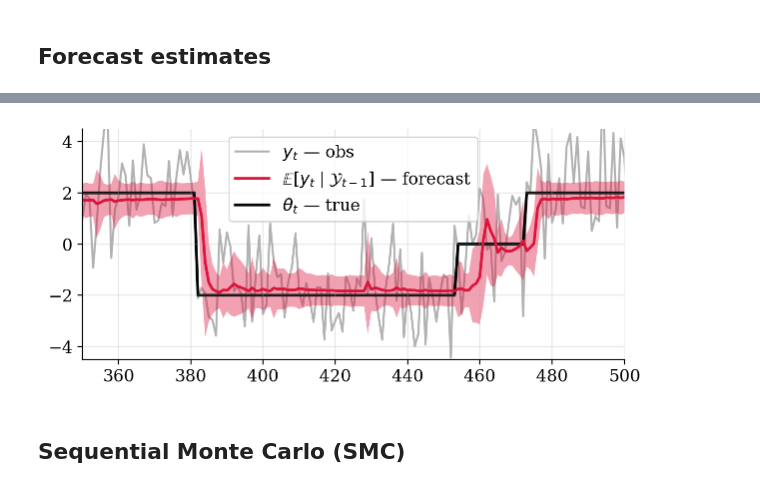
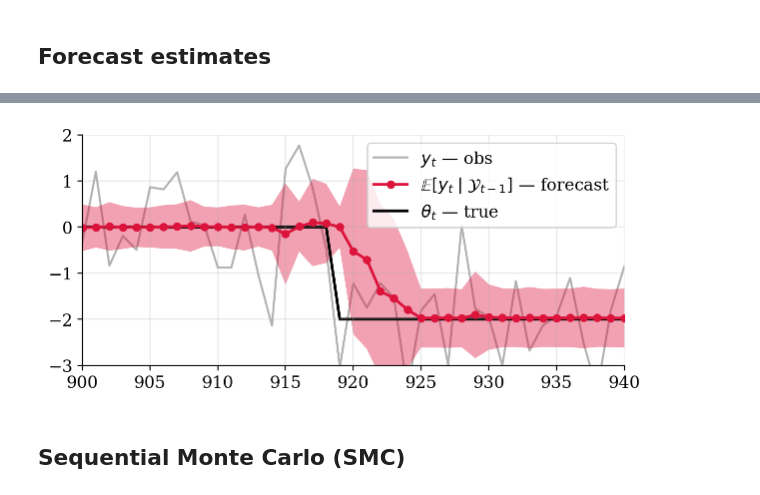
Before and after one commit to gerdm/bayes, a Jupyter notebook: online-hmm.ipynb, the cells around one changed output, grey strips where cells are left out. Saved outputs shown, nothing was run; the diff lists cells and outputs as text; code cells hidden in the pictures.

```diff
--- a/online-hmm.ipynb
+++ b/online-hmm.ipynb
@@ -389,8 +404,10 @@ def beam_sample(log_weights, bel, K):
     return bel
 
 
-def step_optimal(bel, y, cfg):
-    yhat, yhat_std = forecast(bel)
+def step(bel, y, cfg):
+    # Forecast estimate before seeing next observation
+    fcst = forecast(bel, cfg)
+
     bel_update, (log_pp, log_p_transition, mean_pred_all) = vstep_update(y, bel, cfg)
 
     log_weights = log_pp + log_p_transition + bel.log_weight[:, None]
@@ -399,7 +416,7 @@ def step_optimal(bel, y, cfg):
     bel_update = beam_sample(log_weights, bel_update, cfg.num_particles)
 
 
-    return bel_update, (bel_update.log_weight, bel_update.means, bel_update.variances, yhat, yhat_std)
+    return bel_update, (bel_update.log_weight, bel_update.means, bel_update.variances, fcst)
 # %%
 @jax.vmap
 def build_weights(log_weights):
@@ -410,7 +427,7 @@ def build_weights(log_weights):
 # %%
 n_particles = 5
 mean_init = jnp.array([0.0])
-var_init = jnp.array([0.1])
+var_init = jnp.array([0.5])
 
 key_init, key_eval = jax.random.split(key_run)
 bel_init = ParticleState.init(key_init, mean_init, var_init, n_particles, n_regimes, n_steps)
@@ -419,8 +436,8 @@ jax.tree.map(jnp.shape, bel_init)
 ParticleState(means=(5, 3, 1), variances=(5, 3, 1), regime=(5, 1500), log_weight=(5,), timestep=(5,))
 # %%
 cfg = Cfg(var_obs=obs_var, num_particles=n_particles)
-_step = partial(step_optimal, cfg=cfg)
-bel_final, (hist_lw, hist_mean, hist_variance, hist_forecast, hist_forecast_std) = jax.lax.scan(_step, bel_init, obs)
+_step = partial(step, cfg=cfg)
+bel_final, (hist_lw, hist_mean, hist_variance, hist_forecast) = jax.lax.scan(_step, bel_init, obs)
 # %%
 hist_weights = build_weights(hist_lw)
 # %%
@@ -518 +527,4 @@ plt.grid(alpha=0.3)
+# %%
+lbound = hist_forecast["mean"] - 2 * hist_forecast["stdev_param"]
+ubound = hist_forecast["mean"] + 2 * hist_forecast["stdev_param"]
 # %%
@@ -540,20 +557,19 @@ plt.savefig("./figures/hmm-estimation.png", dpi=300, bbox_inches="tight")
 # %%
-lbound = hist_forecast - 2 * hist_forecast_std
-ubound = hist_forecast + 2 * hist_forecast_std
 plt.fill_between(timesteps, lbound, ubound, color="crimson", alpha=0.4, linewidth=0)
 
+label_mean = r"$\mathbb{E}[y_{t} \mid {\cal Y}_{t-1}]$ — forecast"
 plt.plot(obs, c="gray", alpha=0.6, label="$y_t$ — obs", zorder=0)
-plt.plot(hist_forecast, c="crimson", linewidth=2, label=r"$\mathbb{E}[y_{t} \mid {\cal Y}_{t-1}]$ — forecast")
+plt.plot(hist_forecast["mean"], c="crimson", linewidth=2, label=label_mean, marker="o", markersize=5)
 plt.plot(means.at[states].get(), c="black", zorder=1, linewidth=2, label=r"$\theta_t$ — true")
 
 plt.legend()
 
-plt.xlim(350, 500)
-plt.ylim(-4.5, 4.5)
+plt.xlim(900, 940)
+plt.ylim(-3, 2)
 plt.grid(alpha=0.3)
 plt.savefig("./figures/hmm-estimation.png", dpi=300, bbox_inches="tight")
 # %% [output]
-[figure, old version]
+[figure, new version]
 # %% [markdown]
 ## Sequential Monte Carlo (SMC)
 # %%
```
Also changed, not shown: parts of 16 cells of this notebook.
